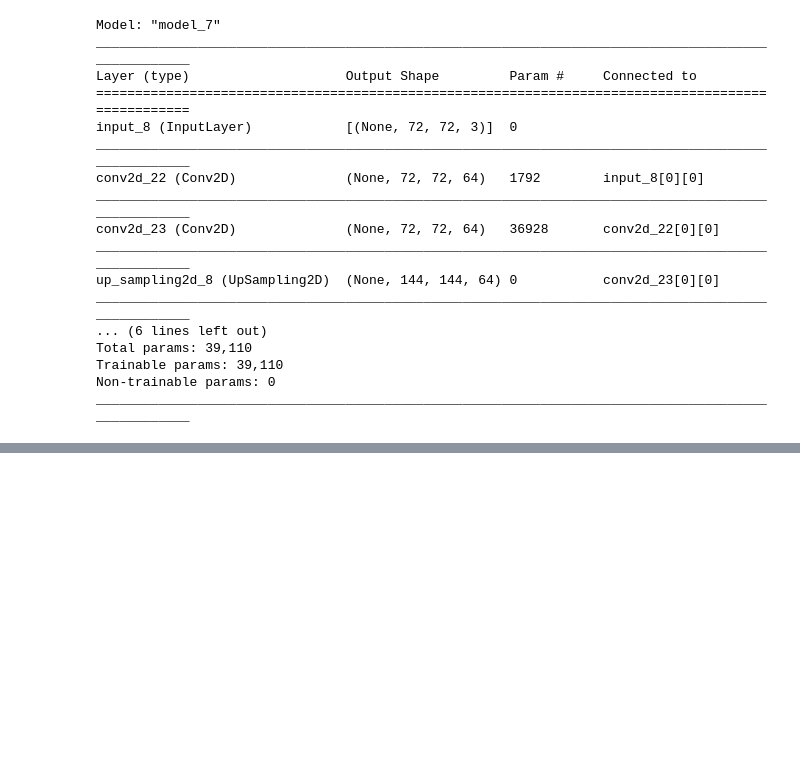
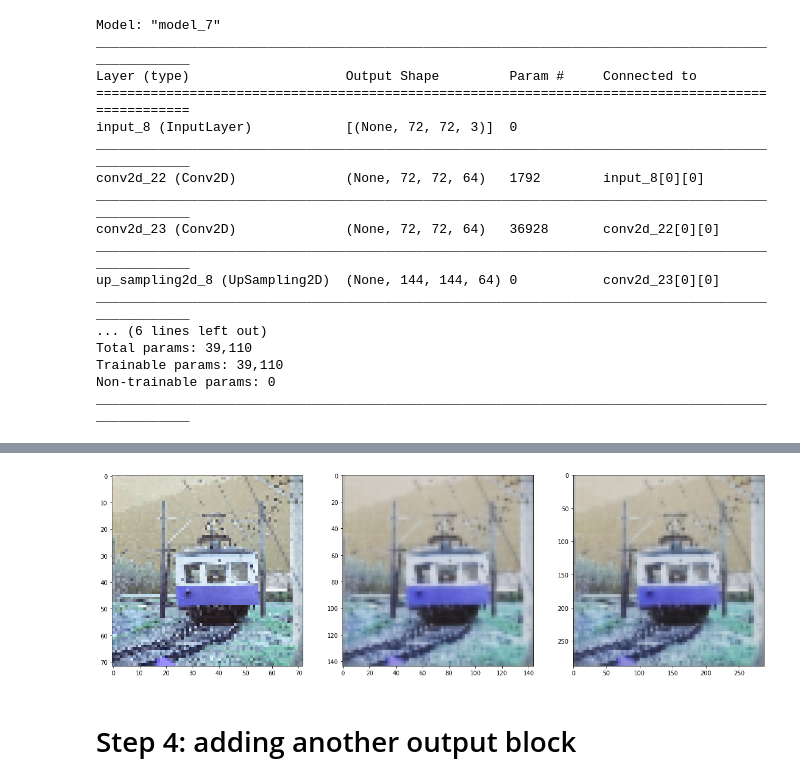
Before and after one commit to chendoy/super-resolution-tf, a Jupyter notebook: super-resolution.ipynb, the cells around one changed output, grey strips where cells are left out. Cells and saved outputs as stored; diff of their text form; code cells hidden in the pictures; blank space fills up the shorter version.

Commit message:
step 5

```diff
--- a/super-resolution.ipynb
+++ b/super-resolution.ipynb
@@ -179,3 +180,9 @@ Epoch 78/100
 # %%
 pred = model.predict(X[split:])
-plot_multiple_images(2, X[split:], pred[0], pred[1])
+pred_y_mid = pred[0]
+pred_y_large = pred[1]
+plot_multiple_images(10, X[split:], pred_y_mid, pred_y_large)
+# %% [output]
+[figure, added]
+# %% [markdown]
+# Step 4: adding another output block
```
Also changed, not shown: parts of 16 cells of this notebook.
